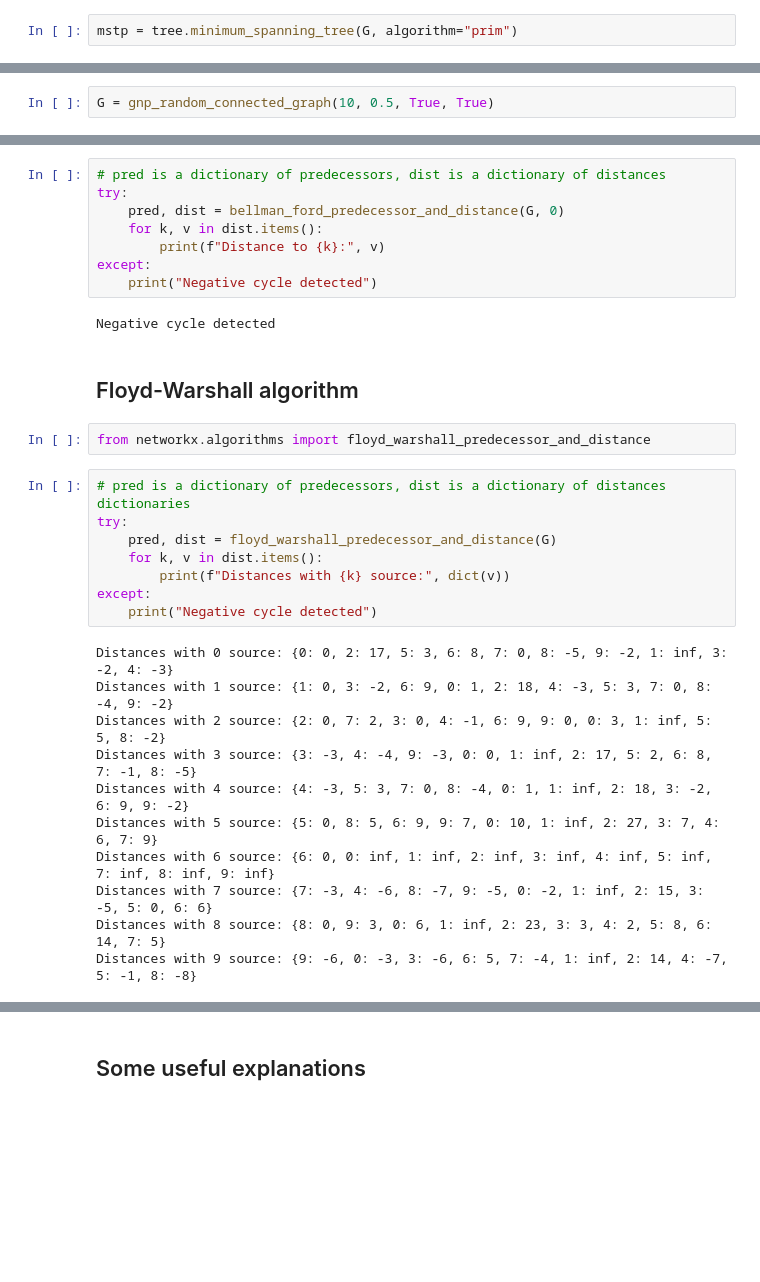
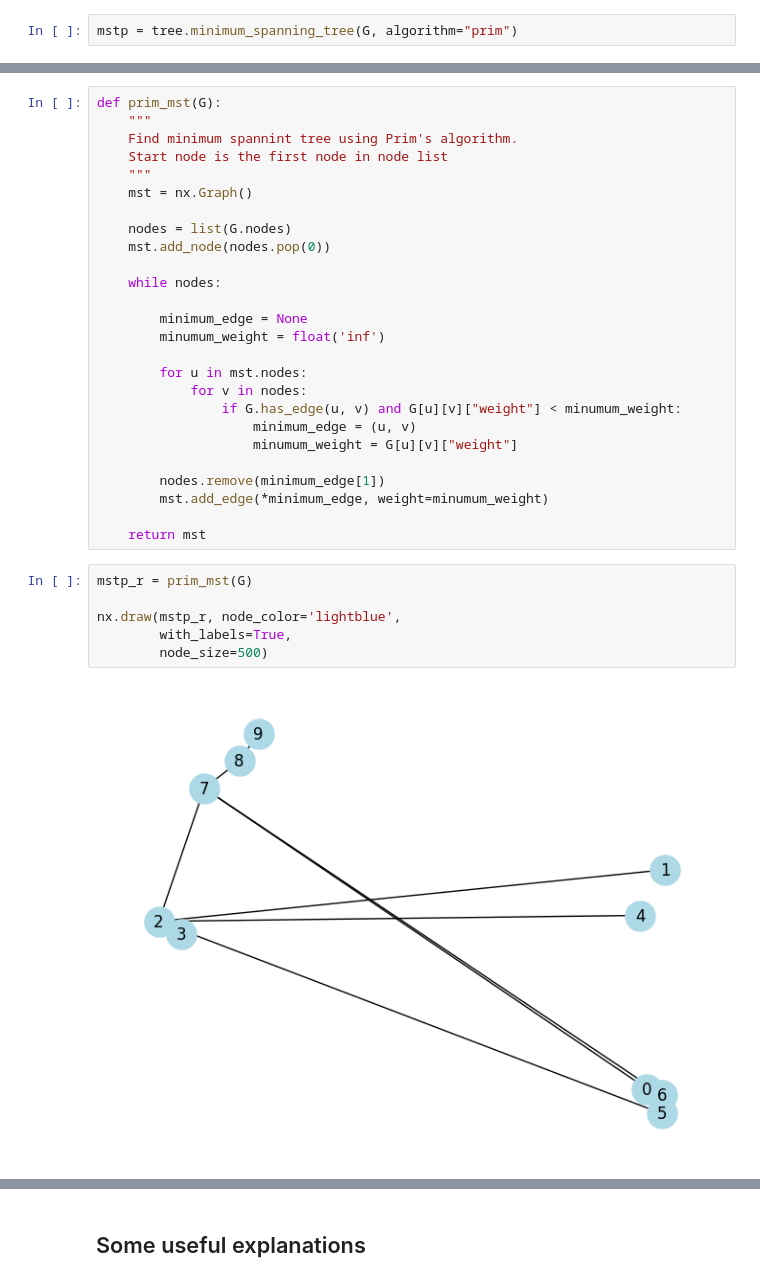
Before and after one commit to Zhukowych/22-lab-graph-algorithms, a Jupyter notebook: 1.1/MST-algorithms.ipynb, the cells around one changed output, grey strips where cells are left out. Drawn from its saved outputs; the diff is of its cells as text; blank space fills up the shorter version.

```diff
--- a/1.1/MST-algorithms.ipynb
+++ b/1.1/MST-algorithms.ipynb
@@ -174,2 +161,0 @@ def prim_mst(G):
-# %%
-G = gnp_random_connected_graph(10, 0.5, True, True)
@@ -182,33 +162,34 @@ from networkx.algorithms import bellman_ford_predecessor_and_distance
-# %%
-# pred is a dictionary of predecessors, dist is a dictionary of distances
-try:
-    pred, dist = bellman_ford_predecessor_and_distance(G, 0)
-    for k, v in dist.items():
-        print(f"Distance to {k}:", v)
-except:
-    print("Negative cycle detected")
-# %% [output]
-Negative cycle detected
-# %% [markdown]
-## Floyd-Warshall algorithm
-# %%
-from networkx.algorithms import floyd_warshall_predecessor_and_distance
-# %%
-# pred is a dictionary of predecessors, dist is a dictionary of distances dictionaries
-try:
-    pred, dist = floyd_warshall_predecessor_and_distance(G)
-    for k, v in dist.items():
-        print(f"Distances with {k} source:", dict(v))
-except:
-    print("Negative cycle detected")
-# %% [output]
-Distances with 0 source: {0: 0, 2: 17, 5: 3, 6: 8, 7: 0, 8: -5, 9: -2, 1: inf, 3: -2, 4: -3}
-Distances with 1 source: {1: 0, 3: -2, 6: 9, 0: 1, 2: 18, 4: -3, 5: 3, 7: 0, 8: -4, 9: -2}
-Distances with 2 source: {2: 0, 7: 2, 3: 0, 4: -1, 6: 9, 9: 0, 0: 3, 1: inf, 5: 5, 8: -2}
-Distances with 3 source: {3: -3, 4: -4, 9: -3, 0: 0, 1: inf, 2: 17, 5: 2, 6: 8, 7: -1, 8: -5}
-Distances with 4 source: {4: -3, 5: 3, 7: 0, 8: -4, 0: 1, 1: inf, 2: 18, 3: -2, 6: 9, 9: -2}
-Distances with 5 source: {5: 0, 8: 5, 6: 9, 9: 7, 0: 10, 1: inf, 2: 27, 3: 7, 4: 6, 7: 9}
-Distances with 6 source: {6: 0, 0: inf, 1: inf, 2: inf, 3: inf, 4: inf, 5: inf, 7: inf, 8: inf, 9: inf}
-Distances with 7 source: {7: -3, 4: -6, 8: -7, 9: -5, 0: -2, 1: inf, 2: 15, 3: -5, 5: 0, 6: 6}
-Distances with 8 source: {8: 0, 9: 3, 0: 6, 1: inf, 2: 23, 3: 3, 4: 2, 5: 8, 6: 14, 7: 5}
-Distances with 9 source: {9: -6, 0: -3, 3: -6, 6: 5, 7: -4, 1: inf, 2: 14, 4: -7, 5: -1, 8: -8}
+# %%
+def prim_mst(G):
+    """
+    Find minimum spannint tree using Prim's algorithm.
+    Start node is the first node in node list
+    """
+    mst = nx.Graph()
+
+    nodes = list(G.nodes)
+    mst.add_node(nodes.pop(0))
+
+    while nodes:
+
+        minimum_edge = None
+        minumum_weight = float('inf')
+
+        for u in mst.nodes:
+            for v in nodes:
+                if G.has_edge(u, v) and G[u][v]["weight"] < minumum_weight:
+                    minimum_edge = (u, v)
+                    minumum_weight = G[u][v]["weight"]
+
+        nodes.remove(minimum_edge[1])
+        mst.add_edge(*minimum_edge, weight=minumum_weight)
+
+    return mst
+# %%
+mstp_r = prim_mst(G)
+
+nx.draw(mstp_r, node_color='lightblue',
+        with_labels=True,
+        node_size=500)
+# %% [output]
+[figure, added]
```
Also changed, not shown: parts of 18 cells of this notebook, 1 other file.
